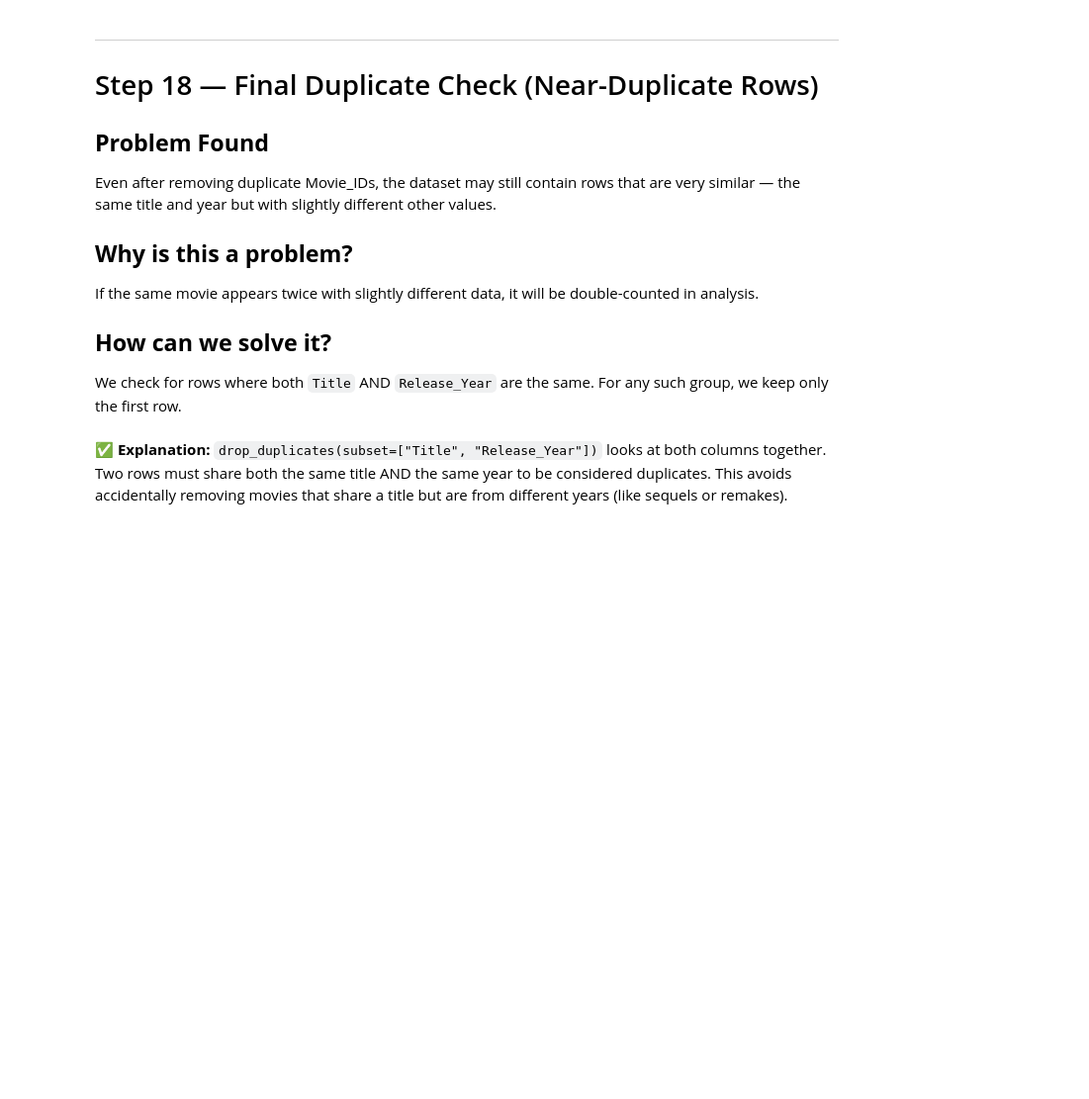
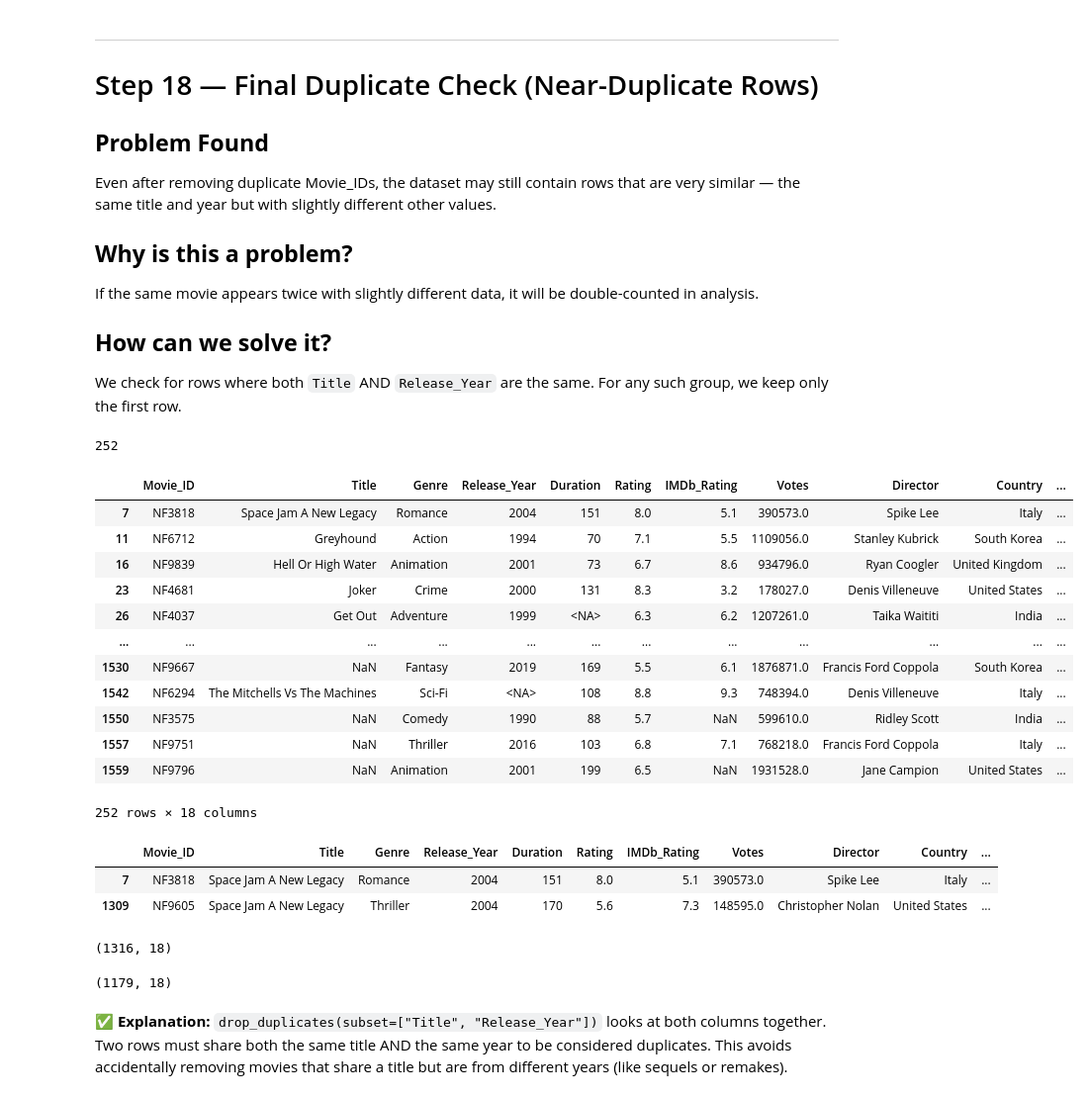
Before and after one commit to suyogy1-bot/Numpy, a Jupyter notebook: Class_notes/netflix_cleaning.ipynb, the cells around one changed output. Shown at 99% size. Drawn from its saved outputs; the diff is of its cells as text; code cells hidden in the pictures; blank space fills up the shorter version.

```diff
--- a/Class_notes/netflix_cleaning.ipynb
+++ b/Class_notes/netflix_cleaning.ipynb
@@ -1292,0 +1427,14 @@ Build a dictionary mapping abbreviations and incorrect casings to the full, prop
+# %%
+def clean_language(value):
+  if pd.isna(value):
+    return np.nan
+
+  text = value.strip()
+  key = text.lower()
+
+  if key in language_map:
+    return language_map[key]
+  else:
+    return text.title()
+# %%
+df['Language'] = df['Language'].apply(clean_language)
@@ -1312,0 +1565,15 @@ Build a dictionary mapping abbreviations and incorrect casings to the full, prop
+# %%
+def clean_text(x):
+    if pd.isna(x):
+        return np.nan          # real NaNs stay NaN
+
+    x = str(x).strip()         # ("    " → ""), ("\n  " → "")
+
+    if x == "":                # now it's truly empty
+        return np.nan          # turn blank/whitespace into NaN
+
+    return x
+# %%
+df["Director"] = df["Director"].apply(clean_text)
+df["Cast"] = df["Cast"].apply(clean_text)
+df["Production_House"] = df["Production_House"].apply(clean_text)
@@ -1327,3 +1608,36 @@ If the same movie appears twice with slightly different data, it will be double-
 ## **How can we solve it?**
 
 We check for rows where both `Title` AND `Release_Year` are the same. For any such group, we keep only the first row.
+# %%
+# 1) Check how many potential near-duplicates exist
+
+dup_counts = df.duplicated(subset=["Title", "Release_Year"], keep=False).sum()
+print(dup_counts)
+# %% [output]
+252
+# %%
+df[df.duplicated(subset=["Title", "Release_Year"], keep=False)]
+# %% [output]
+|  | Movie_ID | Title | Genre | Release_Year | Duration | Rating | IMDb_Rating | Votes | Director | Country | ... |
+| 7 | NF3818 | Space Jam A New Legacy | Romance | 2004 | 151 | 8.0 | 5.1 | 390573.0 | Spike Lee | Italy | ... |
+| 11 | NF6712 | Greyhound | Action | 1994 | 70 | 7.1 | 5.5 | 1109056.0 | Stanley Kubrick | South Korea | ... |
+| 16 | NF9839 | Hell Or High Water | Animation | 2001 | 73 | 6.7 | 8.6 | 934796.0 | Ryan Coogler | United Kingdom | ... |
+| 23 | NF4681 | Joker | Crime | 2000 | 131 | 8.3 | 3.2 | 178027.0 | Denis Villeneuve | United States | ... |
+| 26 | NF4037 | Get Out | Adventure | 1999 | <NA> | 6.3 | 6.2 | 1207261.0 | Taika Waititi | India | ... |
+| ... | ... | ... | ... | ... | ... | ... | ... | ... | ... | ... | ... |
+| 1530 | NF9667 | NaN | Fantasy | 2019 | 169 | 5.5 | 6.1 | 1876871.0 | Francis Ford Coppola | South Korea | ... |
+| 1542 | NF6294 | The Mitchells Vs The Machines | Sci-Fi | <NA> | 108 | 8.8 | 9.3 | 748394.0 | Denis Villeneuve | Italy | ... |
+| 1550 | NF3575 | NaN | Comedy | 1990 | 88 | 5.7 | NaN | 599610.0 | Ridley Scott | India | ... |
+| 1557 | NF9751 | NaN | Thriller | 2016 | 103 | 6.8 | 7.1 | 768218.0 | Francis Ford Coppola | Italy | ... |
+| 1559 | NF9796 | NaN | Animation | 2001 | 199 | 6.5 | NaN | 1931528.0 | Jane Campion | United States | ... |
+252 rows × 18 columns
+# %%
+df[(df['Title'] == 'Space Jam A New Legacy') & (df['Release_Year'] == 2004)]
+# %% [output]
+|  | Movie_ID | Title | Genre | Release_Year | Duration | Rating | IMDb_Rating | Votes | Director | Country | ... |
+| 7 | NF3818 | Space Jam A New Legacy | Romance | 2004 | 151 | 8.0 | 5.1 | 390573.0 | Spike Lee | Italy | ... |
+| 1309 | NF9605 | Space Jam A New Legacy | Thriller | 2004 | 170 | 5.6 | 7.3 | 148595.0 | Christopher Nolan | United States | ... |
+# %%
+df.shape
+# %% [output]
+(1316, 18)
@@ -1330,3 +1648,7 @@ We check for rows where both `Title` AND `Release_Year` are the same. For any su
+# %%
+df.shape
+# %% [output]
+(1179, 18)
 # %% [markdown]
 ✅ **Explanation:** `drop_duplicates(subset=["Title", "Release_Year"])` looks at both columns together. Two rows must share both the same title AND the same year to be considered duplicates. This avoids accidentally removing movies that share a title but are from different years (like sequels or remakes).
 # %% [markdown]
```
Also changed, not shown: parts of 31 cells of this notebook.
